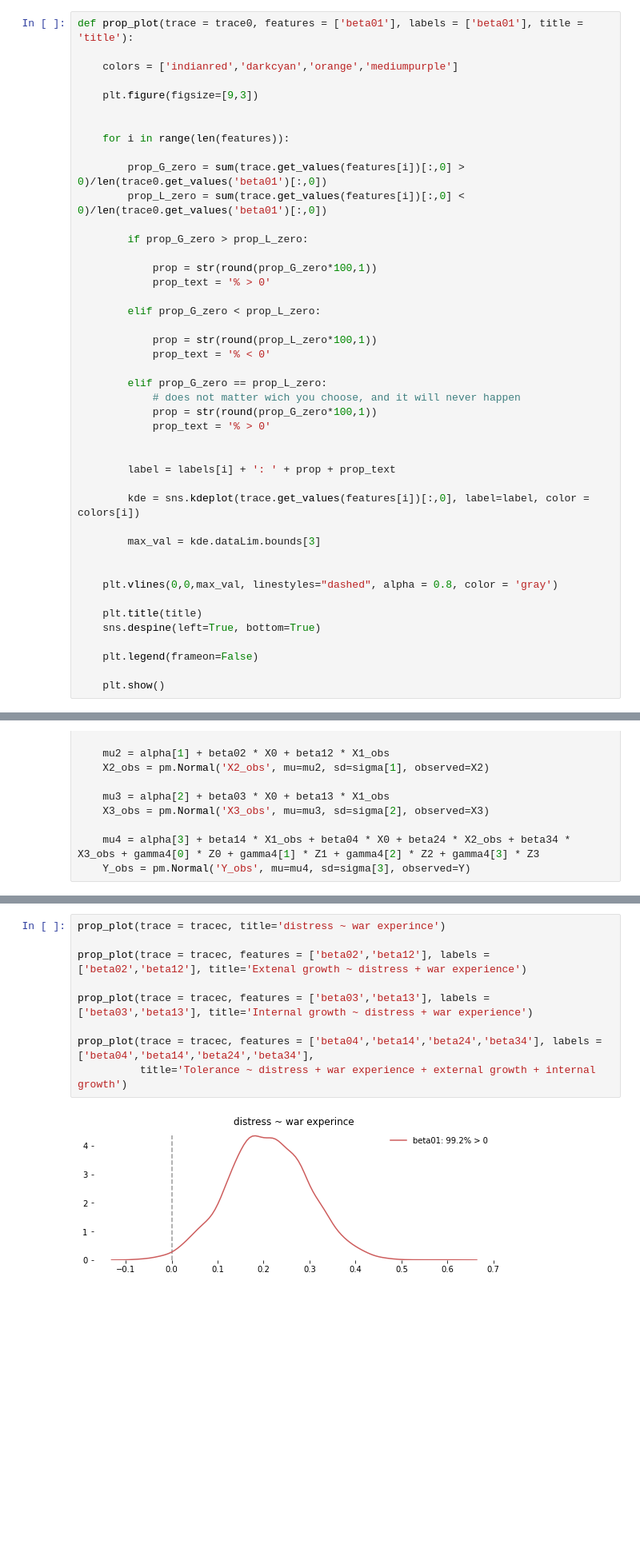
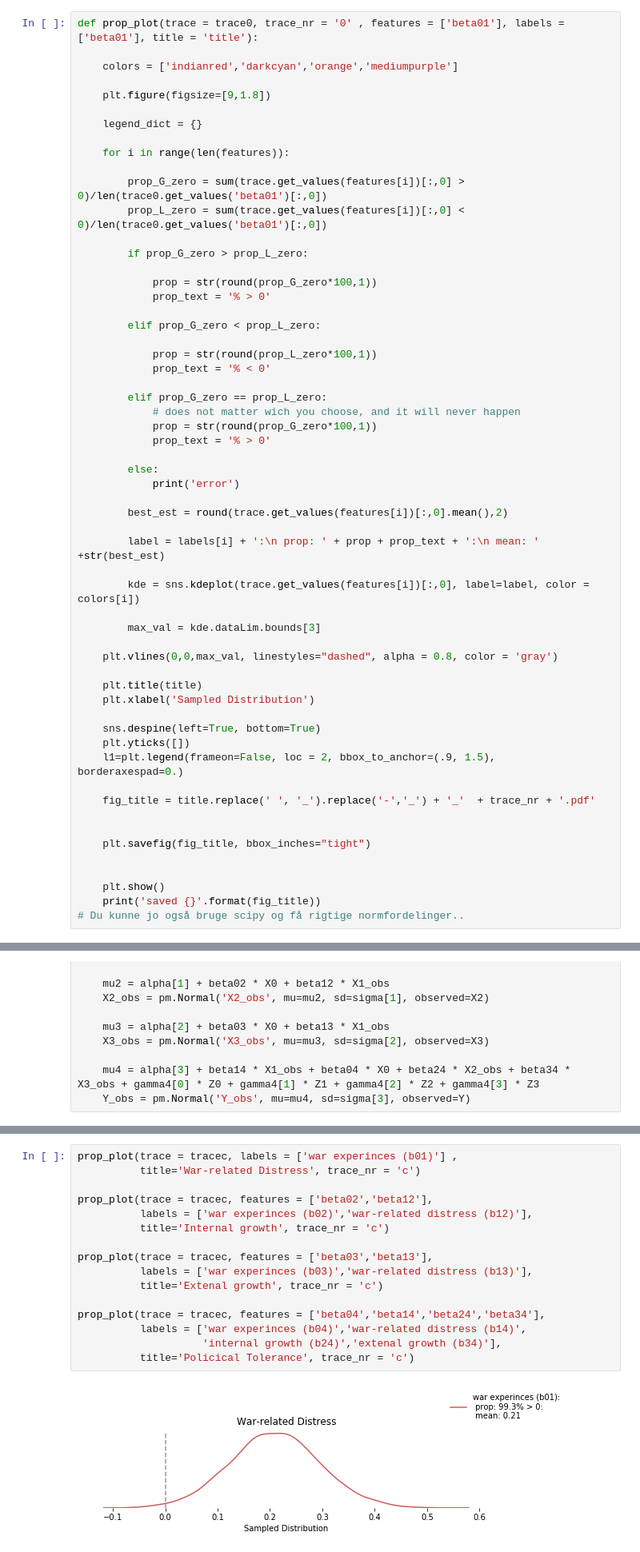
Before and after one commit to Polichinel/PLWC_scripts, a Jupyter notebook: py_bayesian_sem.ipynb, the cells around one changed output, grey strips where cells are left out. Shown at 80% size. Cells and saved outputs as stored; diff of their text form; blank space fills up the shorter version.

```diff
--- a/py_bayesian_sem.ipynb
+++ b/py_bayesian_sem.ipynb
@@ -392,10 +387,11 @@ sum(trace0.get_values('beta01')[:,0] < 0)/len(trace0.get_values('beta01')[:,0])
 # %%
-def prop_plot(trace = trace0, features = ['beta01'], labels = ['beta01'], title = 'title'):
+def prop_plot(trace = trace0, trace_nr = '0' , features = ['beta01'], labels = ['beta01'], title = 'title'):
 
     colors = ['indianred','darkcyan','orange','mediumpurple']
 
-    plt.figure(figsize=[9,3])
+    plt.figure(figsize=[9,1.8])
 
+    legend_dict = {}
 
     for i in range(len(features)):
 
@@ -417,19 +413,32 @@ def prop_plot(trace = trace0, features = ['beta01'], labels = ['beta01'], title
             prop = str(round(prop_G_zero*100,1))
             prop_text = '% > 0'
 
+        else:
+            print('error')
 
-        label = labels[i] + ': ' + prop + prop_text
+        best_est = round(trace.get_values(features[i])[:,0].mean(),2)
+
+        label = labels[i] + ':\n prop: ' + prop + prop_text + ':\n mean: ' +str(best_est)
 
         kde = sns.kdeplot(trace.get_values(features[i])[:,0], label=label, color = colors[i])
 
         max_val = kde.dataLim.bounds[3]
 
-
     plt.vlines(0,0,max_val, linestyles="dashed", alpha = 0.8, color = 'gray')
 
     plt.title(title)
+    plt.xlabel('Sampled Distribution')
+
     sns.despine(left=True, bottom=True)
+    plt.yticks([])
+    l1=plt.legend(frameon=False, loc = 2, bbox_to_anchor=(.9, 1.5),  borderaxespad=0.)
 
-    plt.legend(frameon=False)
+    fig_title = title.replace(' ', '_').replace('-','_') + '_'  + trace_nr + '.pdf'
+
+
+    plt.savefig(fig_title, bbox_inches="tight")
+
 
     plt.show()
+    print('saved {}'.format(fig_title))
+# Du kunne jo også bruge scipy og få rigtige normfordelinger..
@@ -838,11 +924,18 @@ plt.show()
 # %%
-prop_plot(trace = tracec, title='distress ~ war experince')
+prop_plot(trace = tracec, labels = ['war experinces (b01)'] ,
+          title='War-related Distress', trace_nr = 'c')
 
-prop_plot(trace = tracec, features = ['beta02','beta12'], labels = ['beta02','beta12'], title='Extenal growth ~ distress + war experience')
+prop_plot(trace = tracec, features = ['beta02','beta12'],
+          labels = ['war experinces (b02)','war-related distress (b12)'],
+          title='Internal growth', trace_nr = 'c')
 
-prop_plot(trace = tracec, features = ['beta03','beta13'], labels = ['beta03','beta13'], title='Internal growth ~ distress + war experience')
+prop_plot(trace = tracec, features = ['beta03','beta13'],
+          labels = ['war experinces (b03)','war-related distress (b13)'],
+          title='Extenal growth', trace_nr = 'c')
 
-prop_plot(trace = tracec, features = ['beta04','beta14','beta24','beta34'], labels = ['beta04','beta14','beta24','beta34'],
-          title='Tolerance ~ distress + war experience + external growth + internal growth')
+prop_plot(trace = tracec, features = ['beta04','beta14','beta24','beta34'],
+          labels = ['war experinces (b04)','war-related distress (b14)',
+                    'internal growth (b24)','extenal growth (b34)'],
+          title='Policical Tolerance', trace_nr = 'c')
 # %% [output]
-[figure, old version]
+[figure, new version]
```
Also changed, not shown: parts of 45 cells of this notebook.
